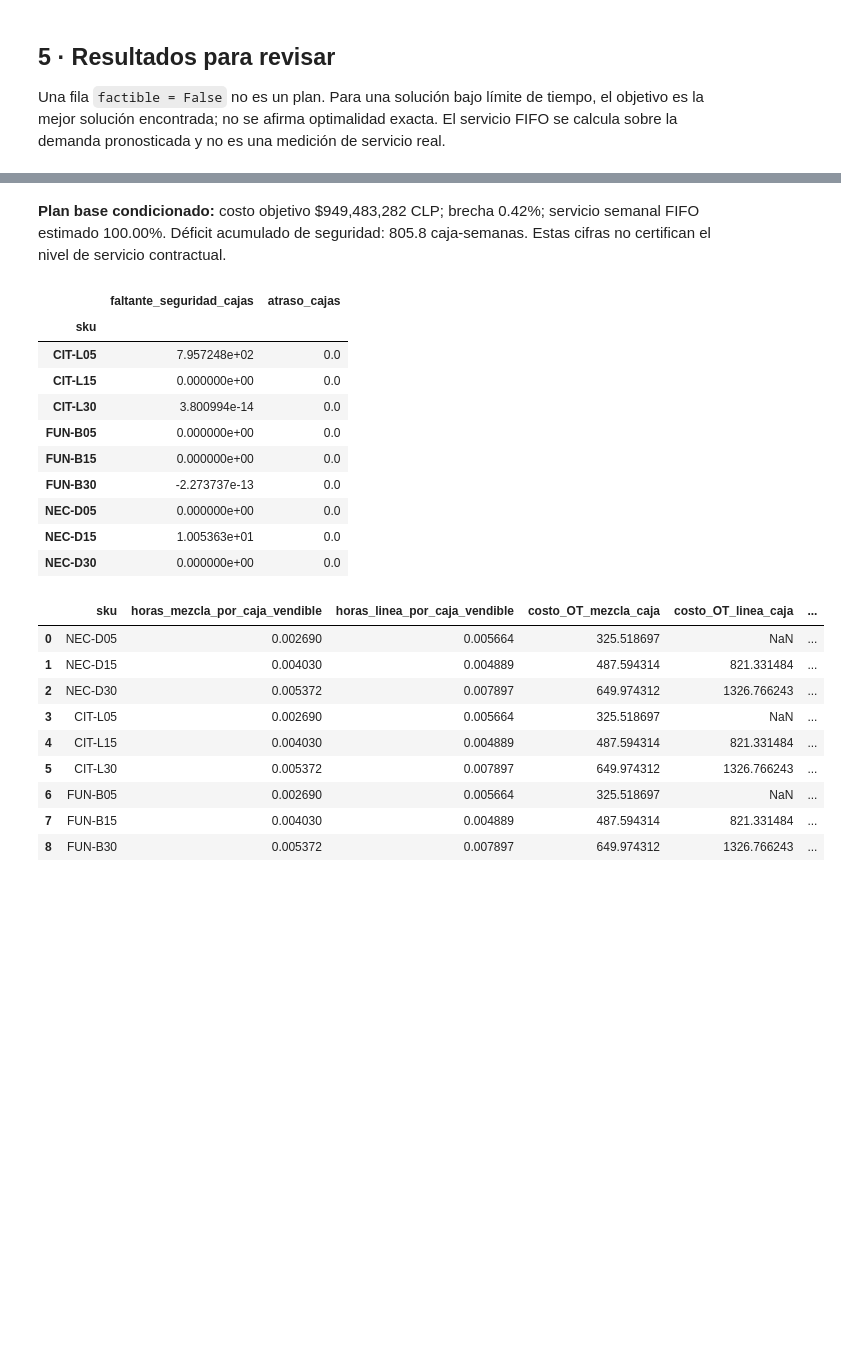
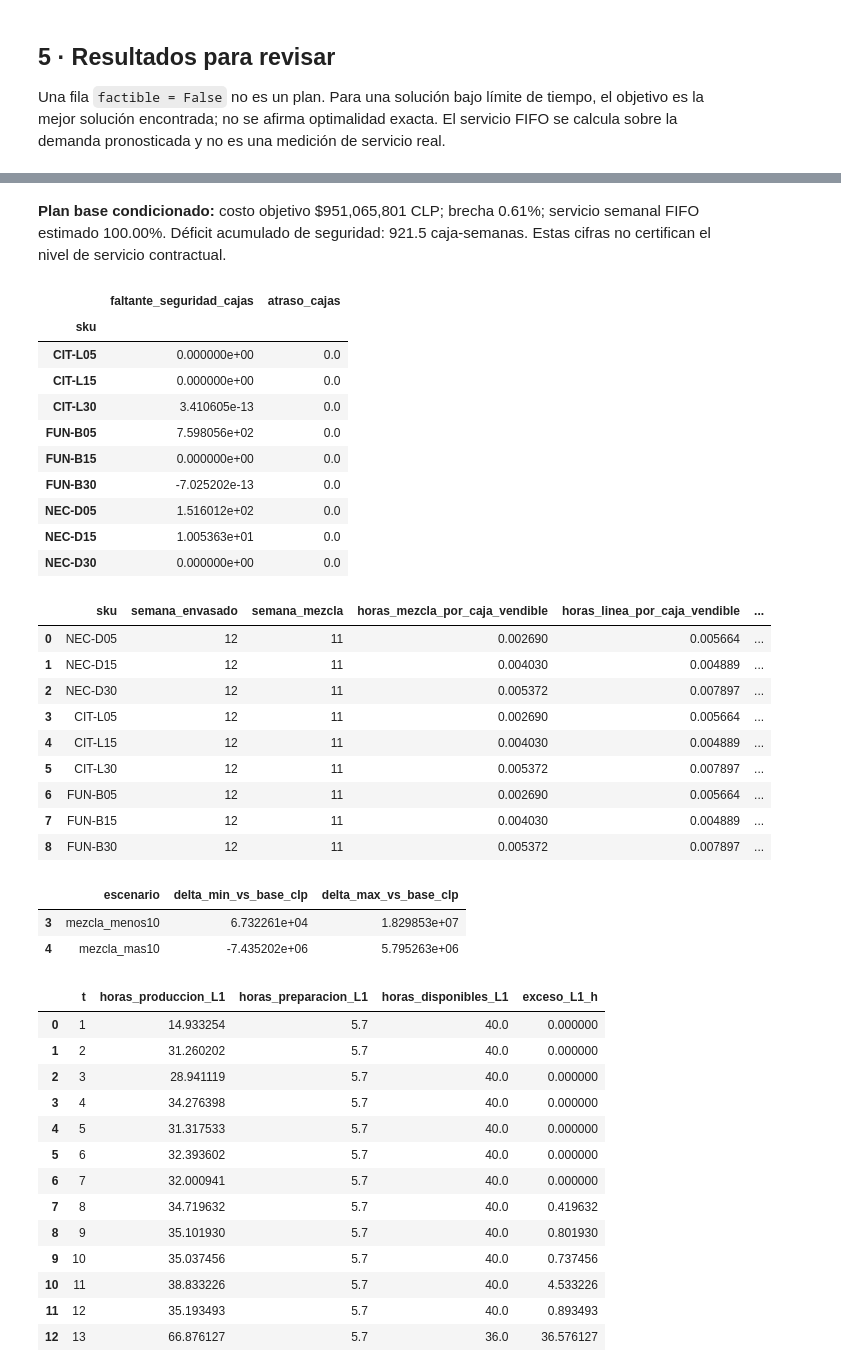
Before and after one commit to Jozen1/EntregasGO_Equipo8, a Jupyter notebook: Entrega2_Equipo8/Entrega2_Equipo8_ejecutada.ipynb, the cells around one changed output, grey strips where cells are left out. Cells and saved outputs as stored; diff of their text form; code cells hidden in the pictures; blank space fills up the shorter version.

```diff
--- a/Entrega2_Equipo8/Entrega2_Equipo8_ejecutada.ipynb
+++ b/Entrega2_Equipo8/Entrega2_Equipo8_ejecutada.ipynb
@@ -115,7 +106,23 @@ def localizar_datos():
     assert (p / "calidad_llenado.csv").exists(), "No se encontraron los datos"
     return p
 
-DATA = localizar_datos()
+DATA = localizar_datos().resolve()
+HUELLAS_DATOS = {
+    "calidad_atributos.csv": "7fc1587bbc5a4ff2e9033ae314850096b7ef9587a77660ed9c4874940875c3f5",
+    "calidad_llenado.csv": "8727bc61bcd80cdf5a748abc6b265f636c9a593c2e9dfac31d1a599a6564a469",
+    "capacidad_horizonte.csv": "3085e32cfdfecbeaf5c343aba481fa752d9a7eb09c7e1768235a9ded3f7ada34",
+    "compromisos_semana_focal.csv": "c973af5a19f588192c4f4869b4e132f60bc0dab8b06f0cef0337e0d35dc4629b",
+    "demanda_semanal.csv": "449ca7aaa5c64e3958e38b11c023ad22588c1e422bf0ee129c8794f8591d9f8e",
+    "especificaciones_calidad.csv": "1e4a9f746f401e55a5bf1288dd8e68d71478ce63414694483151c2af491d90df",
+    "inventario_inicial.csv": "322bab95e66145ba685a9660ac606ea8930870a4e486ce29580770bd6e84373b",
+    "maestro_sku.csv": "23fa78966c5db09a8cf3c69949c3d38664a3e472fb48e1f16e81b20568d18cbf",
+    "setups_cip.csv": "22eedfc8ac5d918d5117119d4193a6231a1a8e9514d0a9cf620288a4630bab21",
+    "metadatos.json": "95e7880a417b8faa603e623624332af4c1b6e70ddad82e95e4be539327ca89f1"
+}
+for archivo, huella in HUELLAS_DATOS.items():
+    ruta = DATA / archivo
+    if not ruta.is_file() or hashlib.sha256(ruta.read_bytes()).hexdigest() != huella:
+        raise ValueError(f'El archivo {ruta} no coincide con la revisión oficial auditada.')
 RES = Path("resultados"); FIG = RES / "figuras"
 FIG.mkdir(parents=True, exist_ok=True)
 print("Datos en:", DATA.resolve()); print("Resultados en:", RES.resolve())
@@ -3609,7 +3576,7 @@ ARCHIVOS_OFICIALES = [
     'calidad_atributos.csv','calidad_llenado.csv','capacidad_horizonte.csv',
     'compromisos_semana_focal.csv','demanda_semanal.csv',
     'especificaciones_calidad.csv','inventario_inicial.csv',
-    'maestro_sku.csv','setups_cip.csv',
+    'maestro_sku.csv','setups_cip.csv','metadatos.json',
 ]
 ORIGEN_OFICIAL = Path(DATA).resolve()
 no_disponibles = [f for f in ARCHIVOS_OFICIALES if not (ORIGEN_OFICIAL / f).is_file()]
@@ -3666,5 +3633,5 @@ if str(ROOT/'codigo') not in sys.path:
     sys.path.insert(0,str(ROOT/'codigo'))
 print('✓ Datos obtenidos desde GitHub docente:', ORIGEN_OFICIAL)
 print('✓ Pronósticos, sigmas, merma y sobrellenado regenerados desde Entrega 1')
-print(f'✓ 9 CSV oficiales y {len(entrada_e2)} filas del traspaso, sin subida de archivos')
+print(f'✓ {len(ARCHIVOS_OFICIALES)} archivos oficiales y {len(entrada_e2)} filas de traspaso')
 print('✓ Directorio del optimizador:', ROOT)
@@ -4417,10 +4449,15 @@ if bool(base.factible):
     display(plan.groupby('sku')[['faltante_seguridad_cajas','atraso_cajas']].sum())
     display(pd.read_csv(ROOT/'resultados/base/marginales.csv'))
     print('Los marginales son comparaciones unitarias de referencia; no son precios sombra del MIP.')
-    for nombre in ['sin_jarabe_inicial','seguridad_estricta']:
+    for nombre in ['sin_jarabe_inicial','seguridad_estricta','seguridad_jarabe_mas15','seguridad_extra_L1']:
         fila=corridas[corridas.escenario==nombre]
         if not fila.empty: print(nombre, fila[['estado','factible']].to_dict('records'))
-    print('Comparar alternativas solo con sus brechas y supuestos. No atribuir a una palanca diferencias menores a la incertidumbre de optimización.')
+    cols=['escenario','delta_min_vs_base_clp','delta_max_vs_base_clp']
+    if set(cols).issubset(corridas):
+        display(corridas.loc[corridas.escenario.str.startswith('mezcla_'), cols])
+    lfl = ROOT/'resultados/lfl_literal/diagnostico_LFL.csv'
+    if not corridas[corridas.escenario == 'lfl_literal'].empty:
+        display(pd.read_csv(lfl))
 # %% [output]
 Los marginales son comparaciones unitarias de referencia; no son precios sombra del MIP.
 sin_jarabe_inicial [{'estado': 'kInfeasible', 'factible': False}]
@@ -4429,25 +4467,42 @@ Comparar alternativas solo con sus brechas y supuestos. No atribuir a una palanc
-**Plan base condicionado:** costo objetivo $949,483,282 CLP; brecha 0.42%; servicio semanal FIFO estimado 100.00%. Déficit acumulado de seguridad: 805.8 caja-semanas. Estas cifras no certifican el nivel de servicio contractual.
+**Plan base condicionado:** costo objetivo $951,065,801 CLP; brecha 0.61%; servicio semanal FIFO estimado 100.00%. Déficit acumulado de seguridad: 921.5 caja-semanas. Estas cifras no certifican el nivel de servicio contractual.
 |  | faltante_seguridad_cajas | atraso_cajas |
 | sku |  |  |
-| CIT-L05 | 7.957248e+02 | 0.0 |
+| CIT-L05 | 0.000000e+00 | 0.0 |
 | CIT-L15 | 0.000000e+00 | 0.0 |
-| CIT-L30 | 3.800994e-14 | 0.0 |
-| FUN-B05 | 0.000000e+00 | 0.0 |
+| CIT-L30 | 3.410605e-13 | 0.0 |
+| FUN-B05 | 7.598056e+02 | 0.0 |
 | FUN-B15 | 0.000000e+00 | 0.0 |
-| FUN-B30 | -2.273737e-13 | 0.0 |
-| NEC-D05 | 0.000000e+00 | 0.0 |
+| FUN-B30 | -7.025202e-13 | 0.0 |
+| NEC-D05 | 1.516012e+02 | 0.0 |
 | NEC-D15 | 1.005363e+01 | 0.0 |
 | NEC-D30 | 0.000000e+00 | 0.0 |
-|  | sku | horas_mezcla_por_caja_vendible | horas_linea_por_caja_vendible | costo_OT_mezcla_caja | costo_OT_linea_caja | ... |
-| 0 | NEC-D05 | 0.002690 | 0.005664 | 325.518697 | NaN | ... |
-| 1 | NEC-D15 | 0.004030 | 0.004889 | 487.594314 | 821.331484 | ... |
-| 2 | NEC-D30 | 0.005372 | 0.007897 | 649.974312 | 1326.766243 | ... |
-| 3 | CIT-L05 | 0.002690 | 0.005664 | 325.518697 | NaN | ... |
-| 4 | CIT-L15 | 0.004030 | 0.004889 | 487.594314 | 821.331484 | ... |
-| 5 | CIT-L30 | 0.005372 | 0.007897 | 649.974312 | 1326.766243 | ... |
-| 6 | FUN-B05 | 0.002690 | 0.005664 | 325.518697 | NaN | ... |
-| 7 | FUN-B15 | 0.004030 | 0.004889 | 487.594314 | 821.331484 | ... |
-| 8 | FUN-B30 | 0.005372 | 0.007897 | 649.974312 | 1326.766243 | ... |
+|  | sku | semana_envasado | semana_mezcla | horas_mezcla_por_caja_vendible | horas_linea_por_caja_vendible | ... |
+| 0 | NEC-D05 | 12 | 11 | 0.002690 | 0.005664 | ... |
+| 1 | NEC-D15 | 12 | 11 | 0.004030 | 0.004889 | ... |
+| 2 | NEC-D30 | 12 | 11 | 0.005372 | 0.007897 | ... |
+| 3 | CIT-L05 | 12 | 11 | 0.002690 | 0.005664 | ... |
+| 4 | CIT-L15 | 12 | 11 | 0.004030 | 0.004889 | ... |
+| 5 | CIT-L30 | 12 | 11 | 0.005372 | 0.007897 | ... |
+| 6 | FUN-B05 | 12 | 11 | 0.002690 | 0.005664 | ... |
+| 7 | FUN-B15 | 12 | 11 | 0.004030 | 0.004889 | ... |
+| 8 | FUN-B30 | 12 | 11 | 0.005372 | 0.007897 | ... |
+|  | escenario | delta_min_vs_base_clp | delta_max_vs_base_clp |
+| 3 | mezcla_menos10 | 6.732261e+04 | 1.829853e+07 |
+| 4 | mezcla_mas10 | -7.435202e+06 | 5.795263e+06 |
+|  | t | horas_produccion_L1 | horas_preparacion_L1 | horas_disponibles_L1 | exceso_L1_h |
+| 0 | 1 | 14.933254 | 5.7 | 40.0 | 0.000000 |
+| 1 | 2 | 31.260202 | 5.7 | 40.0 | 0.000000 |
+| 2 | 3 | 28.941119 | 5.7 | 40.0 | 0.000000 |
+| 3 | 4 | 34.276398 | 5.7 | 40.0 | 0.000000 |
+| 4 | 5 | 31.317533 | 5.7 | 40.0 | 0.000000 |
+| 5 | 6 | 32.393602 | 5.7 | 40.0 | 0.000000 |
+| 6 | 7 | 32.000941 | 5.7 | 40.0 | 0.000000 |
+| 7 | 8 | 34.719632 | 5.7 | 40.0 | 0.419632 |
+| 8 | 9 | 35.101930 | 5.7 | 40.0 | 0.801930 |
+| 9 | 10 | 35.037456 | 5.7 | 40.0 | 0.737456 |
+| 10 | 11 | 38.833226 | 5.7 | 40.0 | 4.533226 |
+| 11 | 12 | 35.193493 | 5.7 | 40.0 | 0.893493 |
+| 12 | 13 | 66.876127 | 5.7 | 36.0 | 36.576127 |
 # %%
 # Gráficos del plan nuevo, solamente cuando hay una solución factible.
 if bool(base.factible):
```
Also changed, not shown: parts of 15 cells of this notebook, 45 other files.
